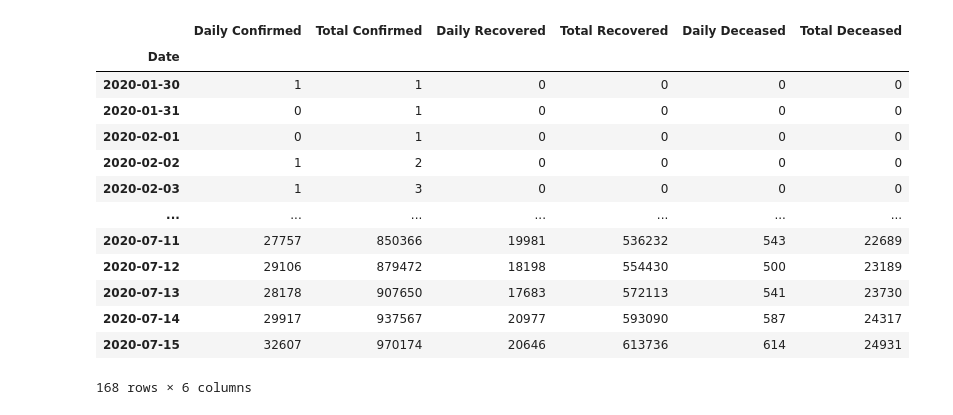
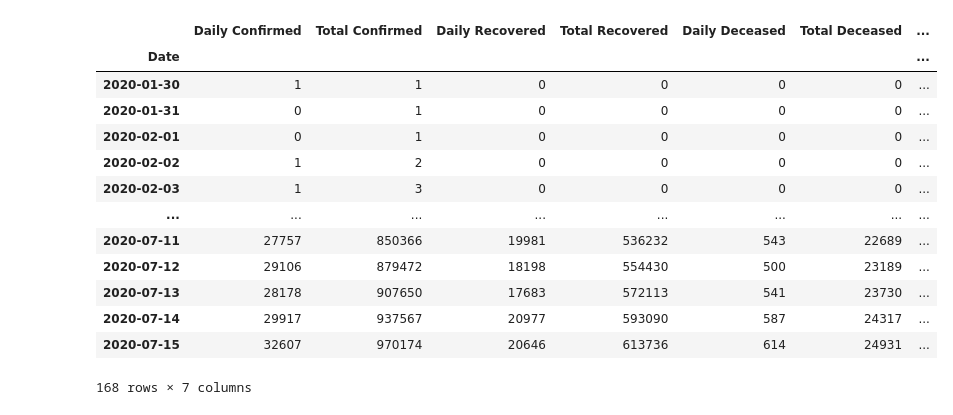
Before and after one commit to OLeoghain/India-Covid19, a Jupyter notebook: visualization.ipynb, the cells around one changed output. Saved outputs shown, nothing was run; the diff lists cells and outputs as text; code cells hidden in the pictures.

```diff
--- a/visualization.ipynb
+++ b/visualization.ipynb
@@ -7,21 +7,22 @@ sns.set()
 # %%
 india = pd.read_csv('Dataset/case_time_series.csv')
 india['Date'] = pd.date_range('01-30-2020', '07-15-2020')
 india.set_index(['Date'], inplace = True)
+india['Active Cases'] = india['Total Confirmed'] -  india['Total Recovered']
 india
 # %% [output]
-|  | Daily Confirmed | Total Confirmed | Daily Recovered | Total Recovered | Daily Deceased | Total Deceased |
-| Date |  |  |  |  |  |  |
-| 2020-01-30 | 1 | 1 | 0 | 0 | 0 | 0 |
-| 2020-01-31 | 0 | 1 | 0 | 0 | 0 | 0 |
-| 2020-02-01 | 0 | 1 | 0 | 0 | 0 | 0 |
-| 2020-02-02 | 1 | 2 | 0 | 0 | 0 | 0 |
-| 2020-02-03 | 1 | 3 | 0 | 0 | 0 | 0 |
-| ... | ... | ... | ... | ... | ... | ... |
-| 2020-07-11 | 27757 | 850366 | 19981 | 536232 | 543 | 22689 |
-| 2020-07-12 | 29106 | 879472 | 18198 | 554430 | 500 | 23189 |
-| 2020-07-13 | 28178 | 907650 | 17683 | 572113 | 541 | 23730 |
-| 2020-07-14 | 29917 | 937567 | 20977 | 593090 | 587 | 24317 |
-| 2020-07-15 | 32607 | 970174 | 20646 | 613736 | 614 | 24931 |
+|  | Daily Confirmed | Total Confirmed | Daily Recovered | Total Recovered | Daily Deceased | Total Deceased | ... |
+| Date |  |  |  |  |  |  | ... |
+| 2020-01-30 | 1 | 1 | 0 | 0 | 0 | 0 | ... |
+| 2020-01-31 | 0 | 1 | 0 | 0 | 0 | 0 | ... |
+| 2020-02-01 | 0 | 1 | 0 | 0 | 0 | 0 | ... |
+| 2020-02-02 | 1 | 2 | 0 | 0 | 0 | 0 | ... |
+| 2020-02-03 | 1 | 3 | 0 | 0 | 0 | 0 | ... |
+| ... | ... | ... | ... | ... | ... | ... | ... |
+| 2020-07-11 | 27757 | 850366 | 19981 | 536232 | 543 | 22689 | ... |
+| 2020-07-12 | 29106 | 879472 | 18198 | 554430 | 500 | 23189 | ... |
+| 2020-07-13 | 28178 | 907650 | 17683 | 572113 | 541 | 23730 | ... |
+| 2020-07-14 | 29917 | 937567 | 20977 | 593090 | 587 | 24317 | ... |
+| 2020-07-15 | 32607 | 970174 | 20646 | 613736 | 614 | 24931 | ... |
-168 rows × 6 columns
+168 rows × 7 columns
 # %%
```
Also changed, not shown: parts of 1 cell of this notebook.
